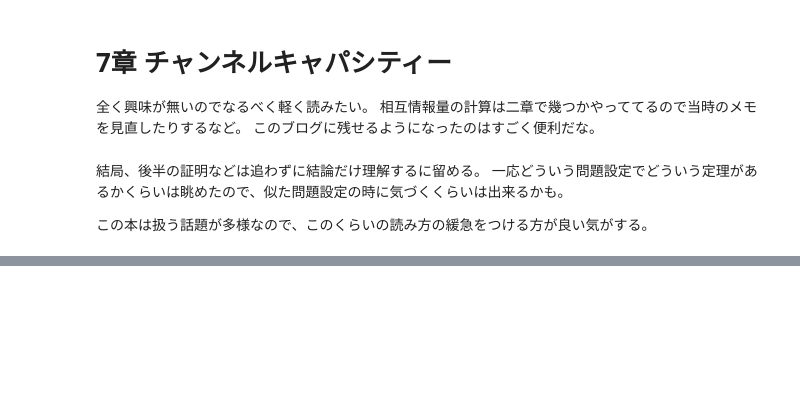
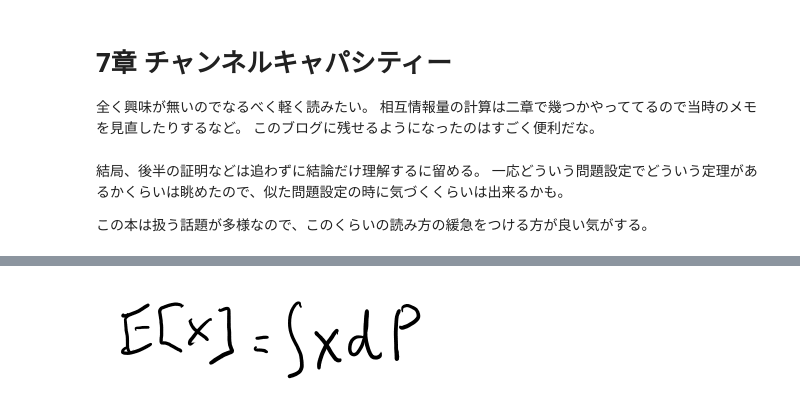
Before and after one commit to karino2/karino2.github.io, a Jupyter notebook: ipynb/2019-02-10-144121.ipynb, the cells around one changed output, grey strips where cells are left out. Cells and saved outputs as stored; diff of their text form; code cells hidden in the pictures; blank space fills up the shorter version.

```diff
--- a/ipynb/2019-02-10-144121.ipynb
+++ b/ipynb/2019-02-10-144121.ipynb
@@ -387,0 +417,4 @@ MeatPieImage()
+# %%
+MeatPieImage()
+# %% [output]
+[figure, added]
```
Also changed, not shown: parts of 15 cells of this notebook.
